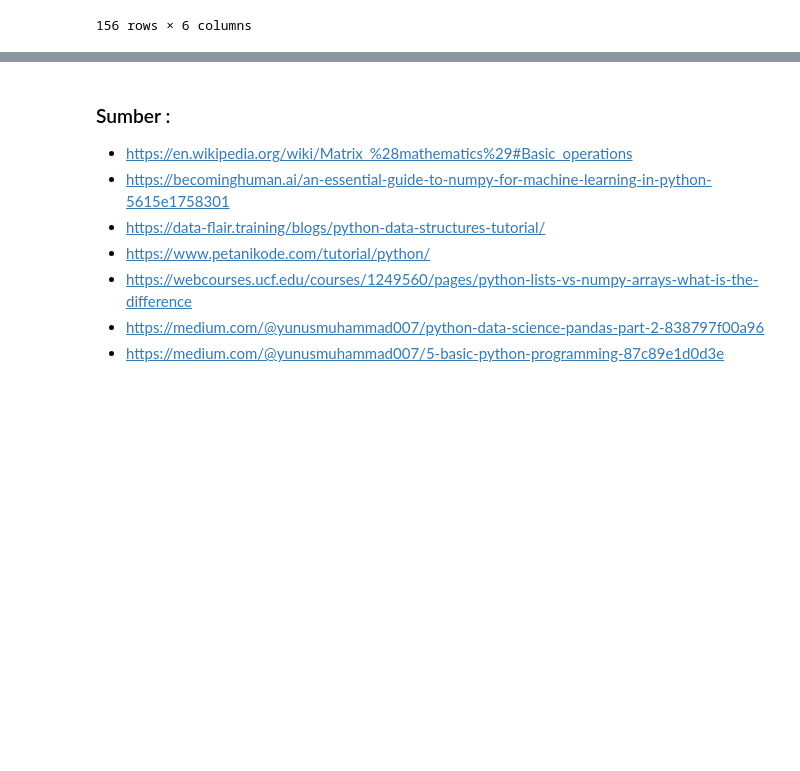
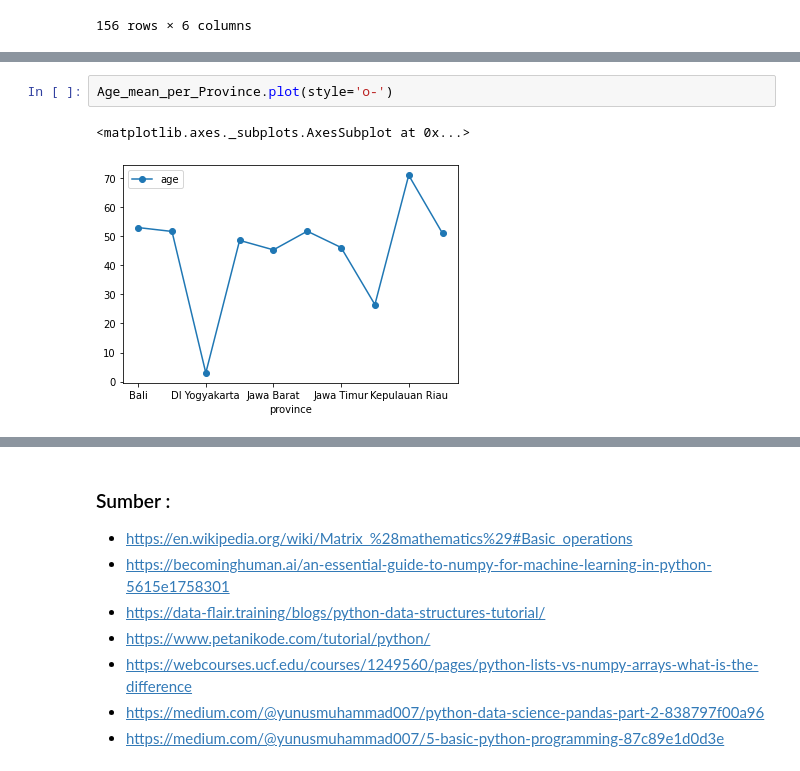
Before and after one commit to Muhammad-Yunus/Open-BOML, a Jupyter notebook: 1_Basic_ML/Pertemuan_2_Python_ML/Python For Machine Learning.ipynb, the cells around one changed output, grey strips where cells are left out. Drawn from its saved outputs; the diff is of its cells as text; blank space fills up the shorter version.

```diff
--- a/1_Basic_ML/Pertemuan_2_Python_ML/Python For Machine Learning.ipynb
+++ b/1_Basic_ML/Pertemuan_2_Python_ML/Python For Machine Learning.ipynb
@@ -1566,0 +1684,5 @@ covid_19_compact_clean.sort_values(by=["province", "age", ] , ascending=[True, F
+# %%
+Age_mean_per_Province.plot(style='o-')
+# %% [output]
+<matplotlib.axes._subplots.AxesSubplot at 0x...>
+[figure, added]
```
Also changed, not shown: parts of 39 cells of this notebook, 1 other file.
